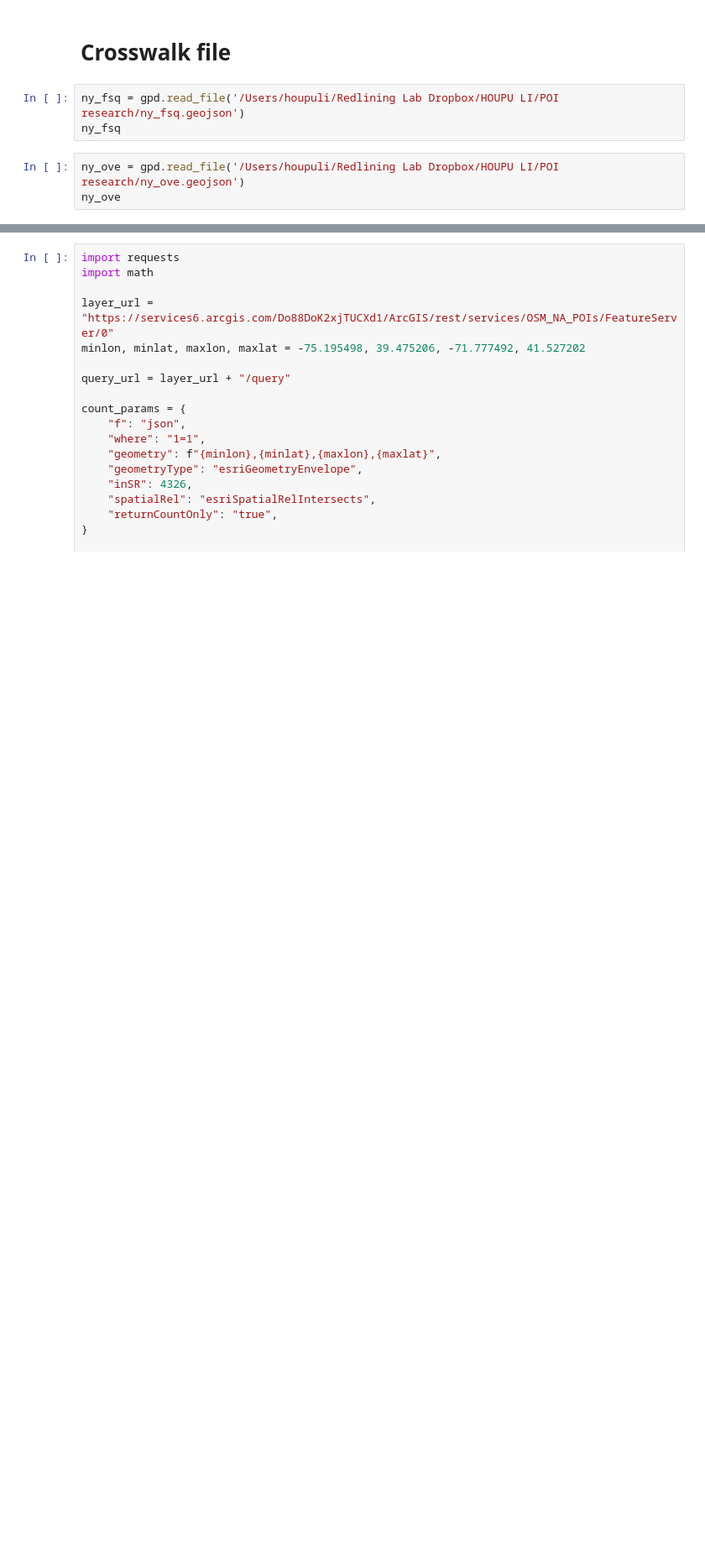
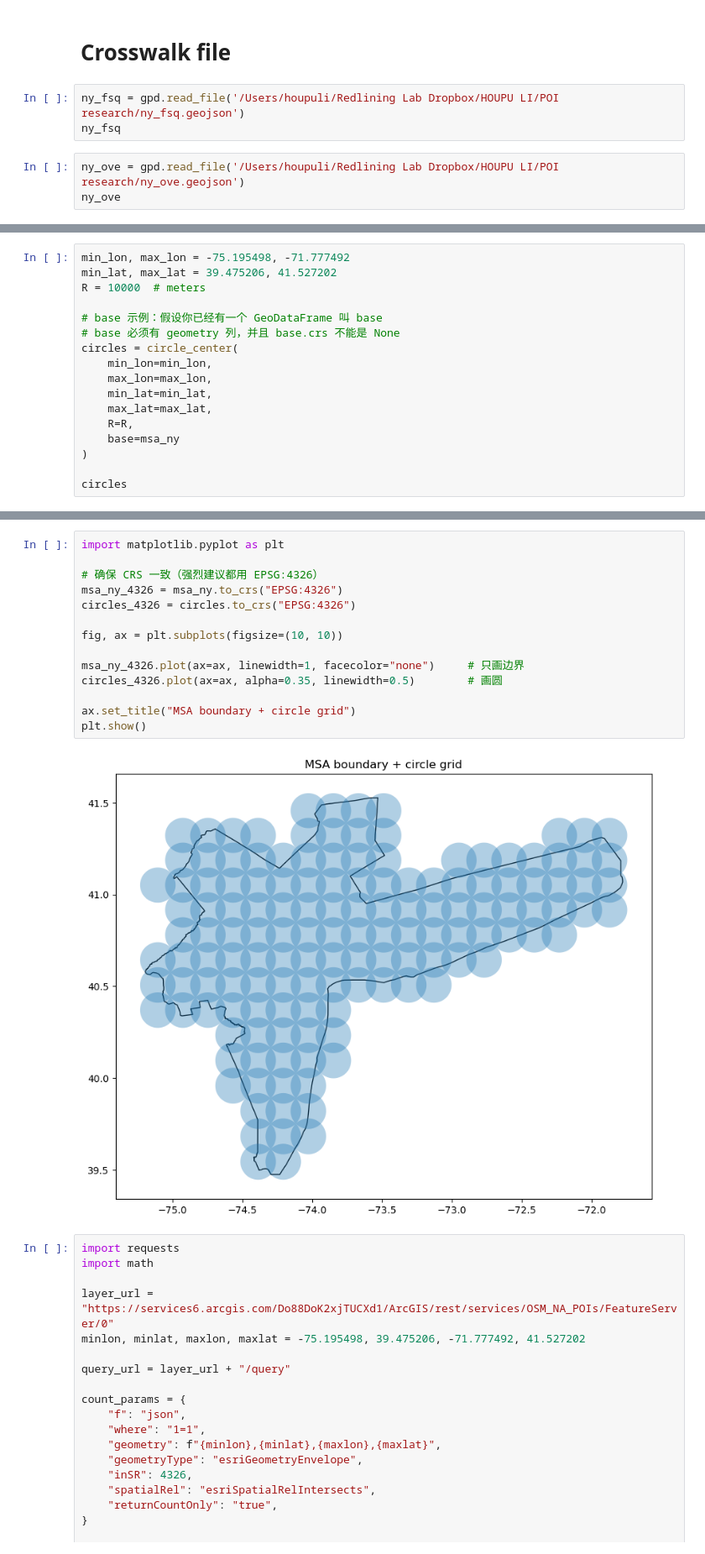
Before and after one commit to HOUPU1993/POI-study, a Jupyter notebook: POI_study.ipynb, the cells around one changed output, grey strips where cells are left out. Shown at 84% size. Saved outputs shown, nothing was run; the diff lists cells and outputs as text; blank space fills up the shorter version.

```diff
--- a/POI_study.ipynb
+++ b/POI_study.ipynb
@@ -2847,0 +2913,17 @@ nyc_poi
+# %%
+min_lon, max_lon = -75.195498, -71.777492
+min_lat, max_lat = 39.475206, 41.527202
+R = 10000  # meters
+
+# base 示例：假设你已经有一个 GeoDataFrame 叫 base
+# base 必须有 geometry 列，并且 base.crs 不能是 None
+circles = circle_center(
+    min_lon=min_lon,
+    max_lon=max_lon,
+    min_lat=min_lat,
+    max_lat=max_lat,
+    R=R,
+    base=msa_ny
+)
+
+circles
@@ -2848,3 +2944,19 @@ nyc_poi
+# %%
+import matplotlib.pyplot as plt
+
+# 确保 CRS 一致（强烈建议都用 EPSG:4326）
+msa_ny_4326 = msa_ny.to_crs("EPSG:4326")
+circles_4326 = circles.to_crs("EPSG:4326")
+
+fig, ax = plt.subplots(figsize=(10, 10))
+
+msa_ny_4326.plot(ax=ax, linewidth=1, facecolor="none")     # 只画边界
+circles_4326.plot(ax=ax, alpha=0.35, linewidth=0.5)        # 画圆
+
+ax.set_title("MSA boundary + circle grid")
+plt.show()
+# %% [output]
+[figure, added]
 # %%
 import requests
 import math
```
Also changed, not shown: parts of 5 cells of this notebook.
